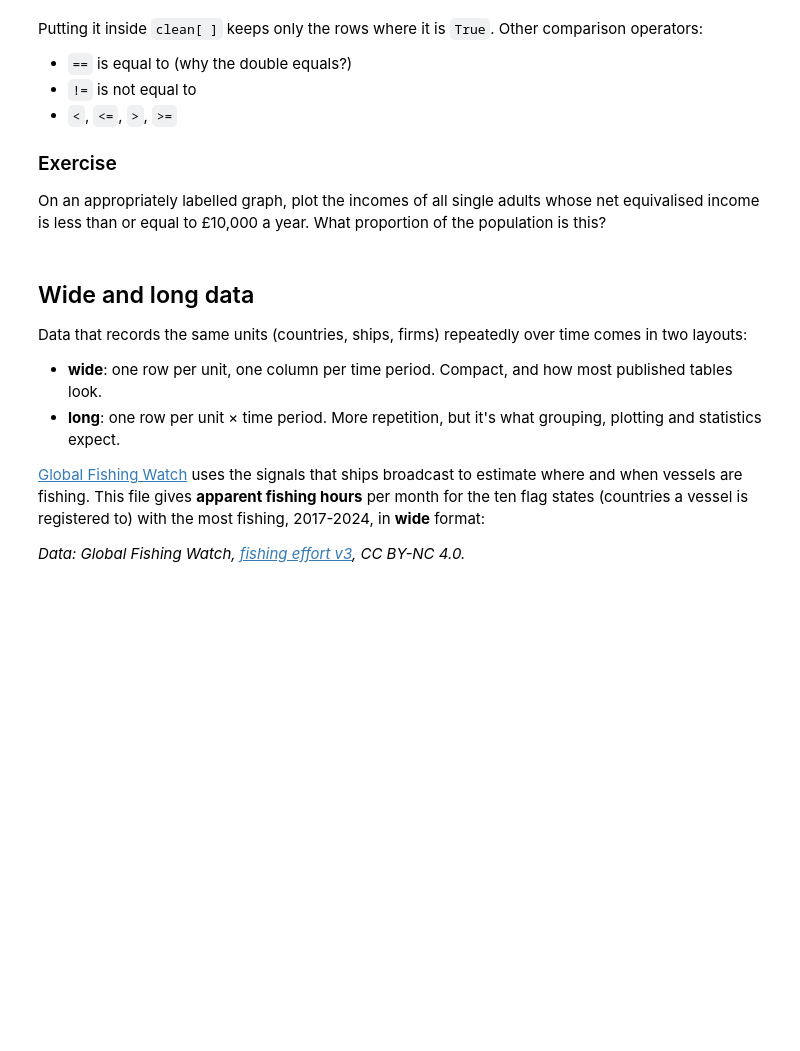
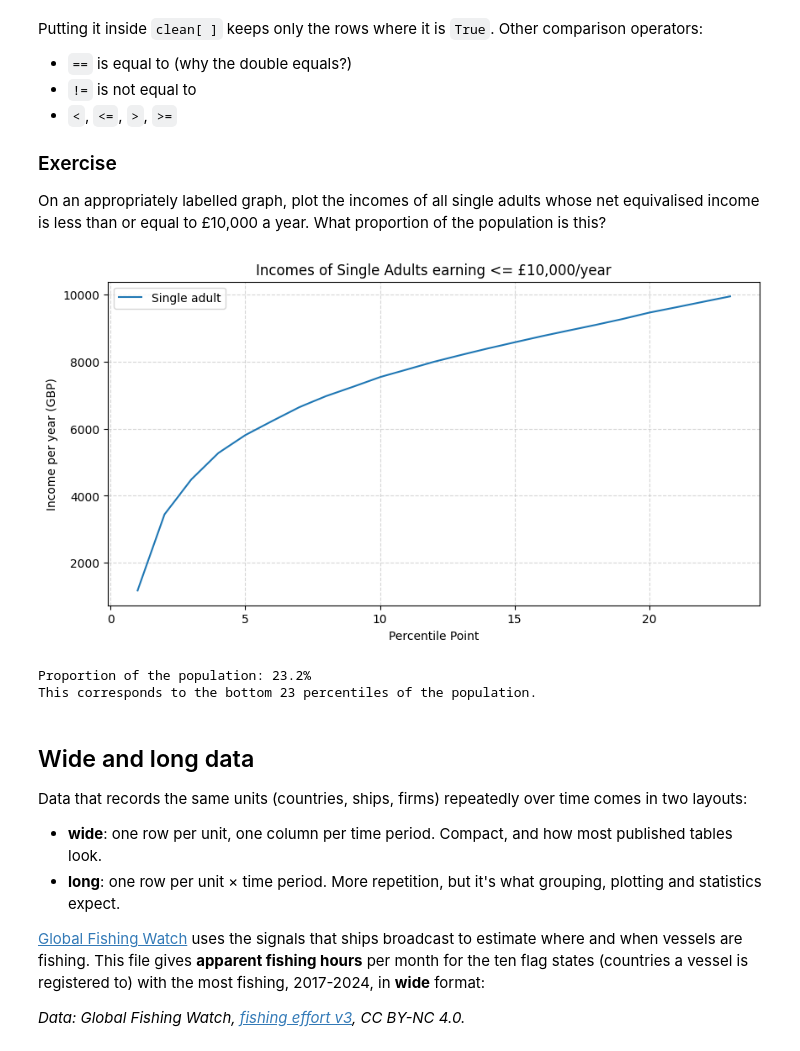
Before and after one commit to youraverax/QM2, a Jupyter notebook: notebooks/W02. Pandas_SAMUEL.ipynb, the cells around one changed output. Cells and saved outputs as stored; diff of their text form; code cells hidden in the pictures; blank space fills up the shorter version.

```diff
--- a/notebooks/W02. Pandas_SAMUEL.ipynb
+++ b/notebooks/W02. Pandas_SAMUEL.ipynb
@@ -289,7 +311,28 @@ Putting it inside `clean[ ]` keeps only the rows where it is `True`. Other compa
 
 On an appropriately labelled graph, plot the incomes of all single adults whose net equivalised income is less than or equal to £10,000 a year. What proportion of the population is this?
 # %%
-# your code here
+# 1. Select and clean the 'Single adult' column
+single_adult = income[["Single adult"]].replace(",", "", regex=True).astype(float)
+
+# 2. Filter for incomes less than or equal to £10,000
+filtered_single = single_adult[single_adult["Single adult"] <= 10000]
+
+# 3. Plot the filtered data
+filtered_single.plot()
+plt.title("Incomes of Single Adults earning <= £10,000/year")
+plt.xlabel("Percentile Point")
+plt.ylabel("Income per year (GBP)")
+plt.grid(True, linestyle="--", alpha=0.5)
+plt.show()
+
+# 4. Calculate the proportion
+proportion = len(filtered_single) / len(single_adult)
+print(f"Proportion of the population: {proportion:.1%}")
+print(f"This corresponds to the bottom {len(filtered_single)} percentiles of the population.")
+# %% [output]
+[figure, added]
+Proportion of the population: 23.2%
+This corresponds to the bottom 23 percentiles of the population.
 # %% [markdown]
 ## Wide and long data
 
```
Also changed, not shown: parts of 2 cells of this notebook.
